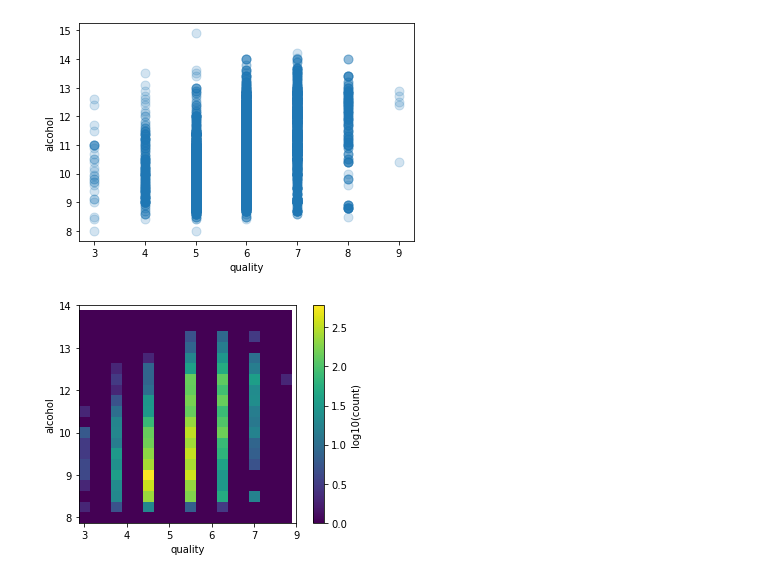
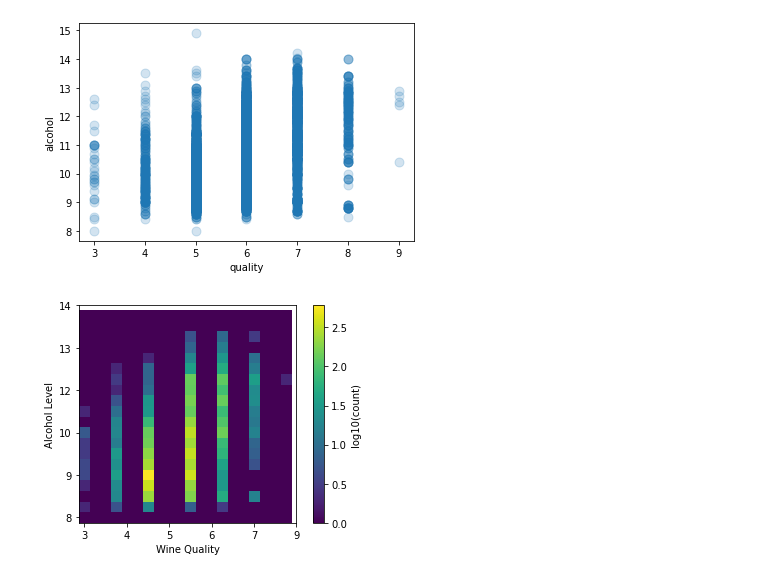
Before and after one commit to louishoe/wine-quaity, a Jupyter notebook: Data1030/Data1030-Project/src/wine-quality.ipynb, the cells around one changed output. Saved outputs shown, nothing was run; the diff lists cells and outputs as text; code cells hidden in the pictures.

```diff
--- a/Data1030/Data1030-Project/src/wine-quality.ipynb
+++ b/Data1030/Data1030-Project/src/wine-quality.ipynb
@@ -12,8 +12,8 @@ from sklearn.model_selection import GroupShuffleSplit
 from sklearn.model_selection import GroupKFold
 from sklearn.model_selection import StratifiedKFold
 # %%
-wwine = pd.read_csv('Data/winequality-white.csv', delimiter = ";")
-rwine = pd.read_csv('Data/winequality-red.csv', delimiter = ";")
+wwine = pd.read_csv('data/winequality-white.csv', delimiter = ";")
+rwine = pd.read_csv('data/winequality-red.csv', delimiter = ";")
 frames1 = [wwine, rwine]
 allwine = pd.concat(frames1)
 allwine.reset_index(drop=True, inplace=True)
@@ -260,19 +274,19 @@ plt.show()
 # %%
 nbins = 20
 
 heatmap, xedges, yedges = np.histogram2d(allwine['quality'], allwine['alcohol'], bins=nbins)
 extent = [xedges[0], xedges[-1], yedges[0], yedges[-1]]
 heatmap[heatmap == 0] = 0.1 # we will use log and log(0) is undefined
 
 plt.imshow(np.log10(heatmap).T, origin='lower',vmin=0) # use log count
-plt.xlabel('quality')
-plt.ylabel('alcohol')
+plt.xlabel('Wine Quality')
+plt.ylabel('Alcohol Level')
 plt.xticks(np.arange(nbins+1)[::4],xedges[::4].astype(int))
 plt.yticks(np.arange(nbins+1)[::4],yedges[::4].astype(int))
 plt.colorbar(label='log10(count)')
 plt.show()
 # %% [output]
-[figure, old version]
+[figure, new version]
 # %%
 wy = wwine['quality']
 wX = wwine.loc[:, wwine.columns != 'quality']
```
Also changed, not shown: parts of 5 cells of this notebook, 46 other files.
